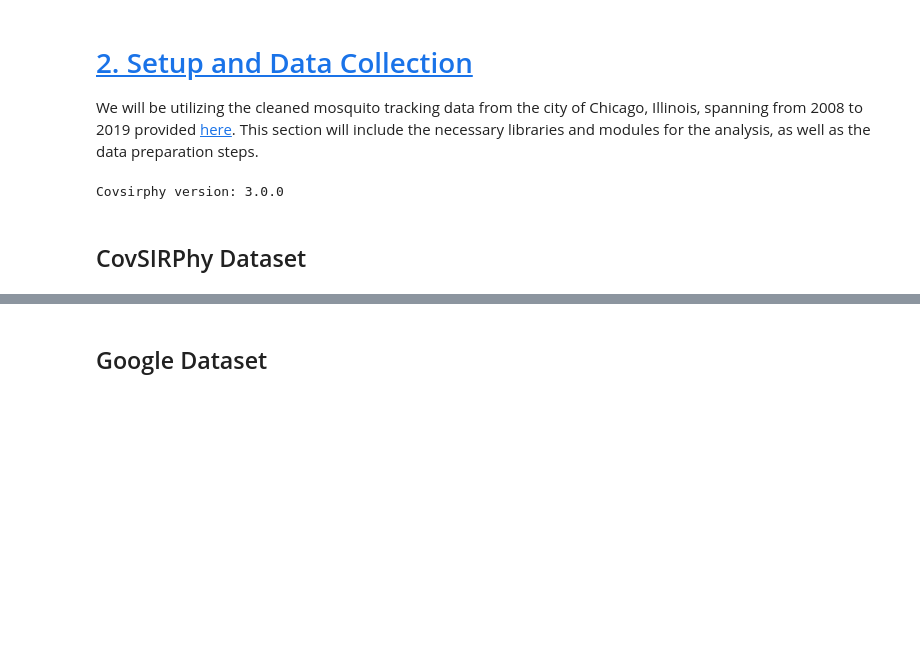
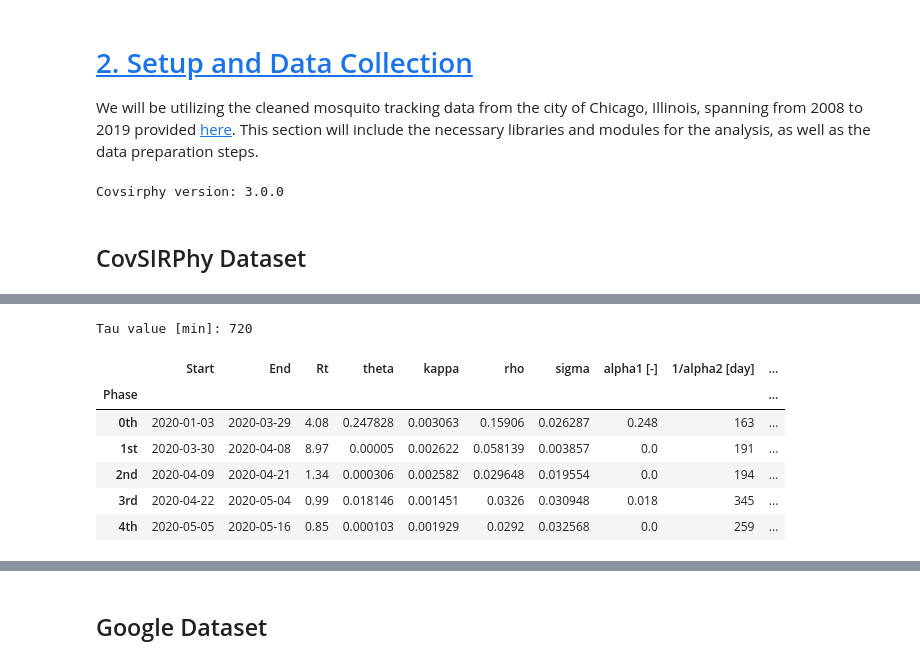
Before and after one commit to scelarek/CovidCast, a Jupyter notebook: Capstone/Main File.ipynb, the cells around one changed output, grey strips where cells are left out. Drawn from its saved outputs; the diff is of its cells as text; code cells hidden in the pictures; blank space fills up the shorter version.

```diff
--- a/Capstone/Main File.ipynb
+++ b/Capstone/Main File.ipynb
@@ -293,0 +203,16 @@ cs.line_plot(
+# %%
+# Calculate tau value and Disease Parameters from Actual SIRF Data
+dyn_act.estimate()
+print(f"Tau value [min]: {dyn_act.tau or 'un-set'}")
+
+# Show summary
+dyn_act.summary().head()
+# %% [output]
+Tau value [min]: 720
+|  | Start | End | Rt | theta | kappa | rho | sigma | alpha1 [-] | 1/alpha2 [day] | ... |
+| Phase |  |  |  |  |  |  |  |  |  | ... |
+| 0th | 2020-01-03 | 2020-03-29 | 4.08 | 0.247828 | 0.003063 | 0.15906 | 0.026287 | 0.248 | 163 | ... |
+| 1st | 2020-03-30 | 2020-04-08 | 8.97 | 0.00005 | 0.002622 | 0.058139 | 0.003857 | 0.0 | 191 | ... |
+| 2nd | 2020-04-09 | 2020-04-21 | 1.34 | 0.000306 | 0.002582 | 0.029648 | 0.019554 | 0.0 | 194 | ... |
+| 3rd | 2020-04-22 | 2020-05-04 | 0.99 | 0.018146 | 0.001451 | 0.0326 | 0.030948 | 0.018 | 345 | ... |
+| 4th | 2020-05-05 | 2020-05-16 | 0.85 | 0.000103 | 0.001929 | 0.0292 | 0.032568 | 0.0 | 259 | ... |
```
Also changed, not shown: parts of 37 cells of this notebook, 13 other files.
